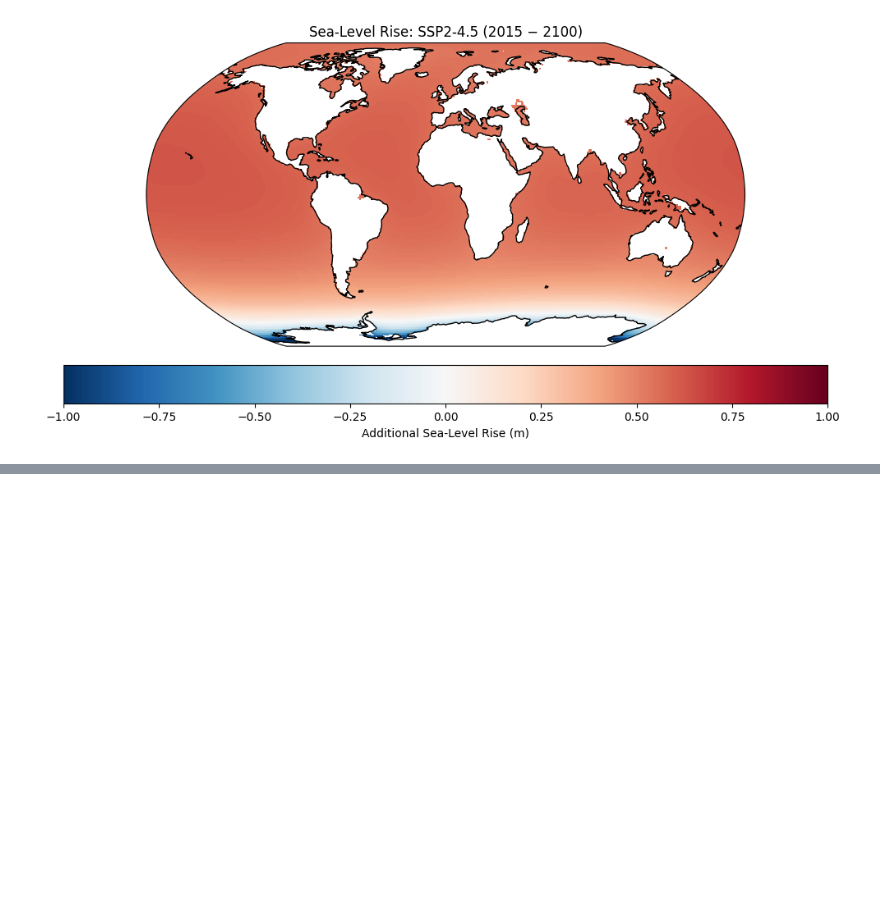
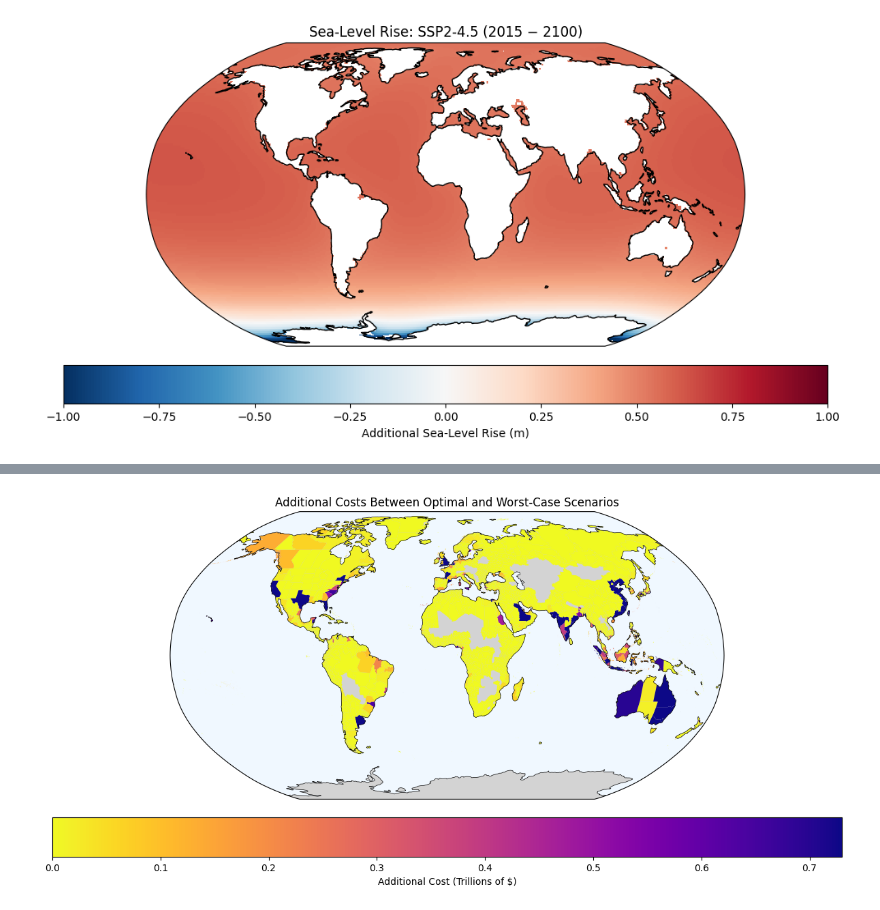
Before and after one commit to Nolancchu/DSC180B-B05-1-Capstone, a Jupyter notebook: visualizations_merged.ipynb, the cells around one changed output, grey strips where cells are left out. Drawn from its saved outputs; the diff is of its cells as text; code cells hidden in the pictures; blank space fills up the shorter version.

Commit message:
merged visualizations update

```diff
--- a/visualizations_merged.ipynb
+++ b/visualizations_merged.ipynb
@@ -251,0 +414,96 @@ Cloropleth Graph SLR (SSP2-4.5)
+# %%
+import geopandas as gpd
+import pandas as pd
+import fiona
+
+# Optimal Scenario
+cost_best = (
+    ds.costs.isel(case=-1, scenario=0, ssp=0, iam=0, quantile=0)
+    .sum(dim=["year", "costtype"])
+    .assign_coords(adm1=ds.adm1.values)
+)
+cost_worst = (
+    ds.costs.isel(case=6, scenario=-2, ssp=-1, iam=0, quantile=0)
+    .sum(dim=["year", "costtype"])
+    .assign_coords(adm1=ds.adm1.values)
+)
+cost_diff = (cost_worst - cost_best).load()
+
+# Build table: adm1 (GADM GID_1) -> cost difference
+diff_series = {str(ds.adm1.values[i]): float(cost_diff.isel(adm1=i).values) for i in range(cost_diff.sizes["adm1"])}
+diff_df = pd.DataFrame([{"GID_1": k, "cost_diff": v} for k, v in diff_series.items() if np.isfinite(v)])
+
+# Load GADM level 1. Use local file if present; else download only countries in PyCIAM adm1.
+# Create gadm folder if it doesn't exist
+gadm_dir = Path("gadm")
+gadm_dir.mkdir(exist_ok=True)
+
+gadm_path = gadm_dir / "gadm_410.gpkg"
+if not gadm_path.exists():
+    gadm_path = gadm_dir / "gadm_410-level1.gpkg"
+if not gadm_path.exists():
+    import urllib.request
+    import zipfile
+    # Unique country codes from adm1 (GID_0: part before "." or full if no dot, e.g. ABW or AGO)
+    adm1_codes = [str(x) for x in ds.adm1.values]
+    gid0_set = set()
+    for c in adm1_codes:
+        if "." in c:
+            gid0_set.add(c.split(".")[0])
+        else:
+            gid0_set.add(c[:3] if len(c) >= 3 else c)
+    base_url = "https://geodata.ucdavis.edu/gadm/gadm4.1/gpkg"
+    gdf_list = []
+    for gid0 in sorted(gid0_set):
+        url = f"{base_url}/gadm41_{gid0}.gpkg"
+        try:
+            path = gadm_dir / f"gadm41_{gid0}.gpkg"
+            if not path.exists():
+                urllib.request.urlretrieve(url, path)
+            layers = fiona.listlayers(str(path))
+            l1 = "level1" if "level1" in layers else (layers[1] if len(layers) > 1 else layers[0])
+            gdf_list.append(gpd.read_file(path, layer=l1))
+        except Exception:
+            pass  # skip missing or failed countries
+    if not gdf_list:
+        raise FileNotFoundError(
+            "GADM level-1 not found and auto-download failed. Save gadm_410.gpkg from "
+            "https://gadm.org/download_world.html in the gadm folder, or check your connection."
+        )
+    gdf = pd.concat(gdf_list, ignore_index=True)
+else:
+    layers = fiona.listlayers(str(gadm_path))
+    level1_name = "level1" if "level1" in layers else (layers[1] if len(layers) > 1 else layers[0])
+    gdf = gpd.read_file(gadm_path, layer=level1_name)
+
+# Join PyCIAM cost difference to GADM (PyCIAM adm1 = GADM GID_1)
+gdf = gdf.merge(diff_df, on="GID_1", how="left")
+gdf["cost_diff"] = gdf["cost_diff"].fillna(0)
+# Clip to non-negative for display (0 = no additional cost)
+gdf["cost_diff_plot"] = gdf["cost_diff"].clip(lower=0) / 1e12  # convert to trillions of dollars
+# Simplify geometries for much faster plotting (tolerance ~0.03 deg at equator)
+gdf["geometry"] = gdf.geometry.simplify(0.03, preserve_topology=True)
+
+# Scale so most regions get visible color (use 95th percentile to avoid a few extremes making everything yellow)
+positive = gdf["cost_diff_plot"][gdf["cost_diff_plot"] > 0]
+vm = float(positive.quantile(0.95)) if len(positive) > 0 else 1.0
+if vm <= 0:
+    vm = float(gdf["cost_diff_plot"].max()) or 1.0
+
+fig = plt.figure(figsize=(12, 6))
+ax = plt.axes(projection=ccrs.Robinson())
+ax.set_global()
+ax.add_feature(cfeature.OCEAN, facecolor="aliceblue")
+ax.add_feature(cfeature.LAND, facecolor="lightgray", edgecolor="none")
+gdf.plot(
+    ax=ax, column="cost_diff_plot", cmap="plasma_r", vmin=0, vmax=vm,
+    transform=ccrs.PlateCarree(), edgecolor="none", linewidth=0.2,
+    legend=True, legend_kwds={"orientation": "horizontal", "pad": 0.05, "label": "Additional Cost (Trillions of $)"},
+    rasterized=True
+)
+ax.coastlines(linewidth=0.5)
+ax.set_title("Additional Costs Between Optimal and Worst-Case Scenarios")
+plt.tight_layout()
+plt.show()
+# %% [output]
+[figure, added]
```
Also changed, not shown: parts of 6 cells of this notebook.
